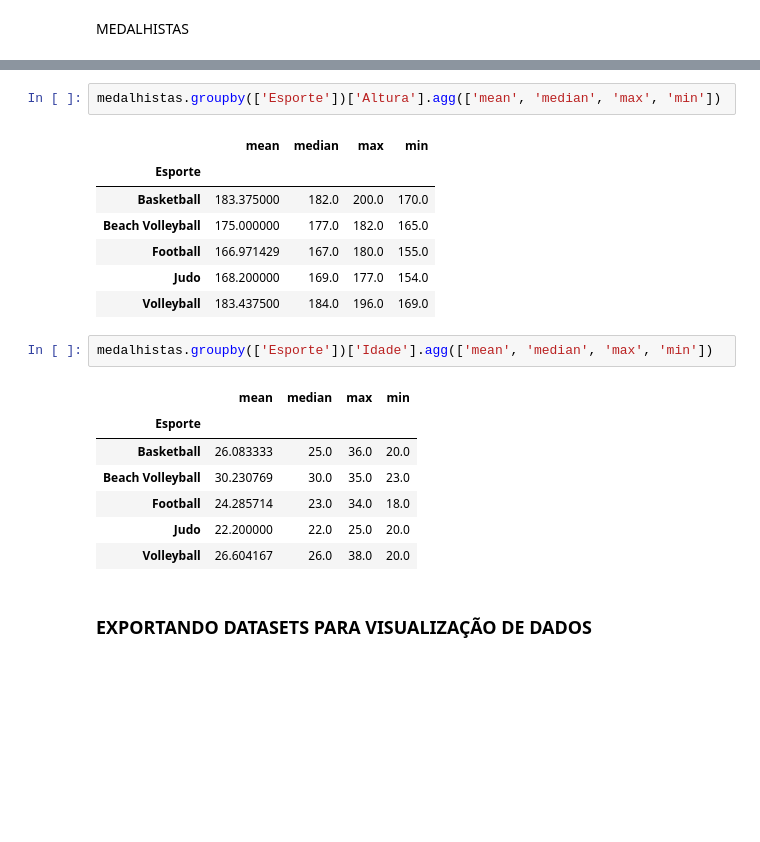
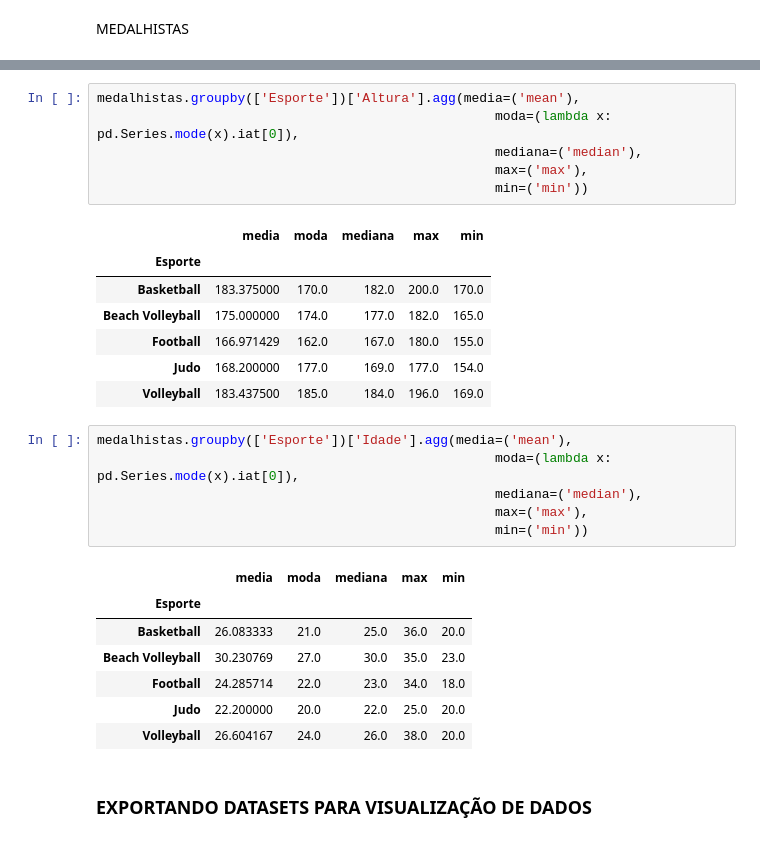
Before and after one commit to taferreiraua/LAB-CD, a Jupyter notebook: P1-Olimpíadas/Analise/analise_descritiva.ipynb, the cells around one changed output, grey strips where cells are left out. Drawn from its saved outputs; the diff is of its cells as text; blank space fills up the shorter version.

```diff
--- a/P1-Olimpíadas/Analise/analise_descritiva.ipynb
+++ b/P1-Olimpíadas/Analise/analise_descritiva.ipynb
@@ -719,23 +694,31 @@ medalhistas.groupby(['Esporte'])['Peso'].agg(['mean', 'median', 'max', 'min'])
 # %%
-medalhistas.groupby(['Esporte'])['Altura'].agg(['mean', 'median', 'max', 'min'])
+medalhistas.groupby(['Esporte'])['Altura'].agg(media=('mean'),
+                                                   moda=(lambda x: pd.Series.mode(x).iat[0]),
+                                                   mediana=('median'),
+                                                   max=('max'),
+                                                   min=('min'))
 # %% [output]
-|  | mean | median | max | min |
-| Esporte |  |  |  |  |
-| Basketball | 183.375000 | 182.0 | 200.0 | 170.0 |
-| Beach Volleyball | 175.000000 | 177.0 | 182.0 | 165.0 |
-| Football | 166.971429 | 167.0 | 180.0 | 155.0 |
-| Judo | 168.200000 | 169.0 | 177.0 | 154.0 |
-| Volleyball | 183.437500 | 184.0 | 196.0 | 169.0 |
+|  | media | moda | mediana | max | min |
+| Esporte |  |  |  |  |  |
+| Basketball | 183.375000 | 170.0 | 182.0 | 200.0 | 170.0 |
+| Beach Volleyball | 175.000000 | 174.0 | 177.0 | 182.0 | 165.0 |
+| Football | 166.971429 | 162.0 | 167.0 | 180.0 | 155.0 |
+| Judo | 168.200000 | 177.0 | 169.0 | 177.0 | 154.0 |
+| Volleyball | 183.437500 | 185.0 | 184.0 | 196.0 | 169.0 |
 # %%
-medalhistas.groupby(['Esporte'])['Idade'].agg(['mean', 'median', 'max', 'min'])
+medalhistas.groupby(['Esporte'])['Idade'].agg(media=('mean'),
+                                                   moda=(lambda x: pd.Series.mode(x).iat[0]),
+                                                   mediana=('median'),
+                                                   max=('max'),
+                                                   min=('min'))
 # %% [output]
-|  | mean | median | max | min |
-| Esporte |  |  |  |  |
-| Basketball | 26.083333 | 25.0 | 36.0 | 20.0 |
-| Beach Volleyball | 30.230769 | 30.0 | 35.0 | 23.0 |
-| Football | 24.285714 | 23.0 | 34.0 | 18.0 |
-| Judo | 22.200000 | 22.0 | 25.0 | 20.0 |
-| Volleyball | 26.604167 | 26.0 | 38.0 | 20.0 |
+|  | media | moda | mediana | max | min |
+| Esporte |  |  |  |  |  |
+| Basketball | 26.083333 | 21.0 | 25.0 | 36.0 | 20.0 |
+| Beach Volleyball | 30.230769 | 27.0 | 30.0 | 35.0 | 23.0 |
+| Football | 24.285714 | 22.0 | 23.0 | 34.0 | 18.0 |
+| Judo | 22.200000 | 20.0 | 22.0 | 25.0 | 20.0 |
+| Volleyball | 26.604167 | 24.0 | 26.0 | 38.0 | 20.0 |
 # %% [markdown]
 ### EXPORTANDO DATASETS PARA VISUALIZAÇÃO DE DADOS
 # %%
```
Also changed, not shown: parts of 31 cells of this notebook.
